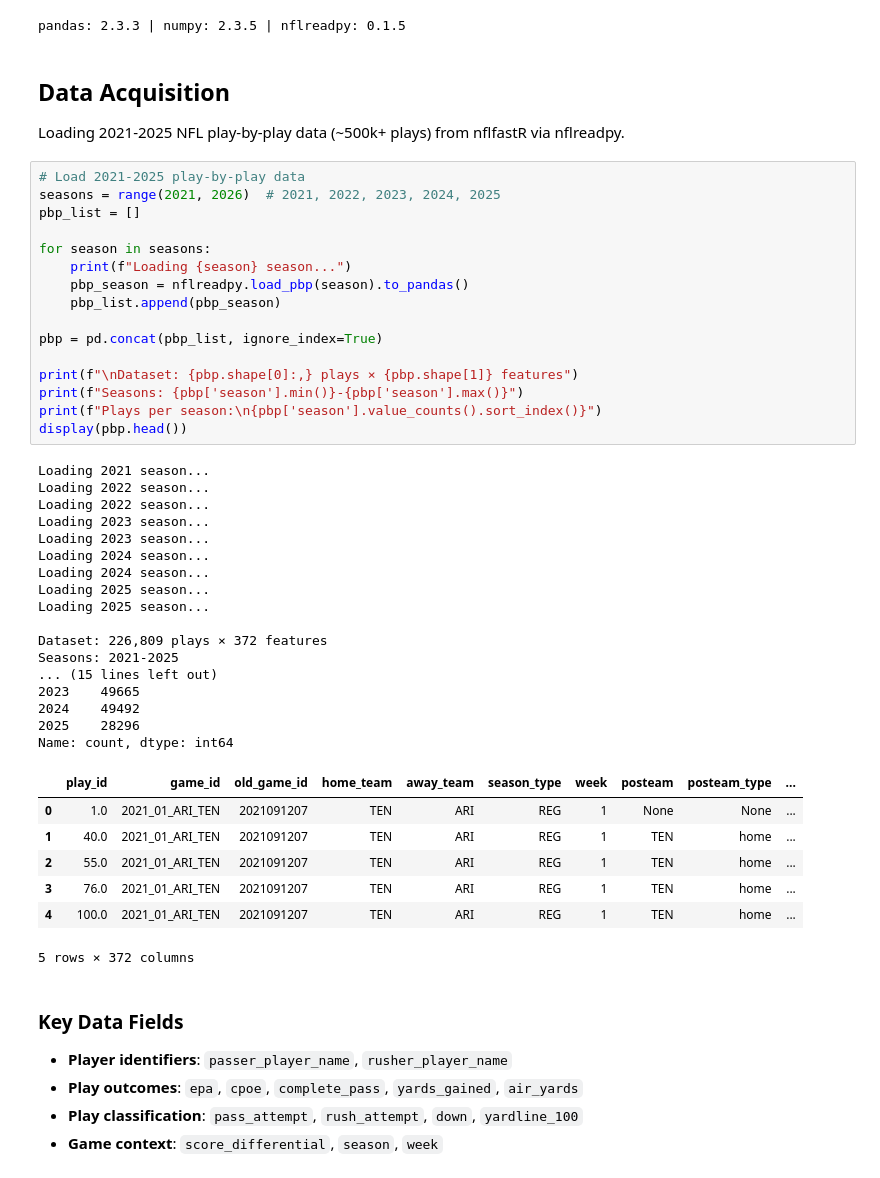
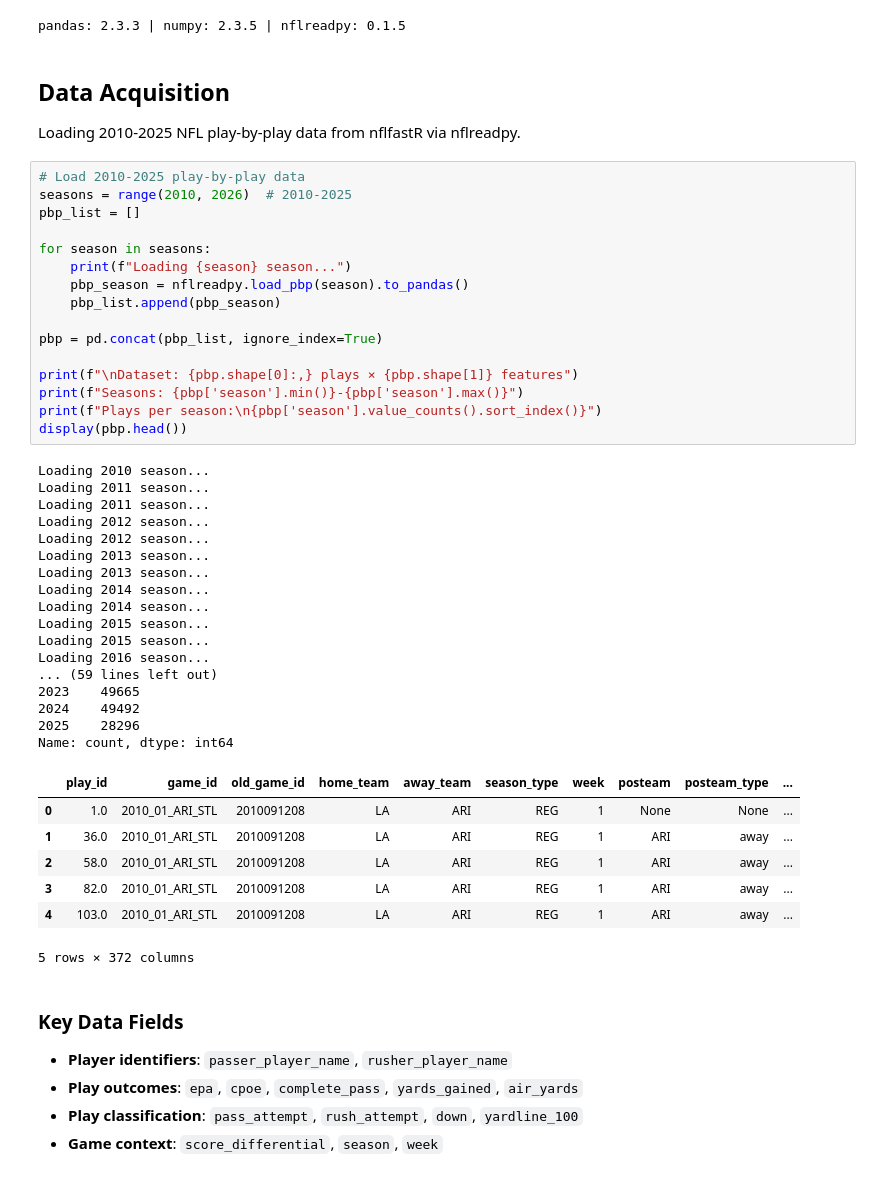
Before and after one commit to cgalgano/NFL-QB-Analysis, a Jupyter notebook: nfl_qb_analysis.ipynb, the cells around one changed output. Saved outputs shown, nothing was run; the diff lists cells and outputs as text.

```diff
--- a/nfl_qb_analysis.ipynb
+++ b/nfl_qb_analysis.ipynb
@@ -52,47 +52,47 @@ pandas: 2.3.3 | numpy: 2.3.5 | nflreadpy: 0.1.5
 # %% [markdown]
 ## Data Acquisition
 
-Loading 2021-2025 NFL play-by-play data (~500k+ plays) from nflfastR via nflreadpy.
+Loading 2010-2025 NFL play-by-play data from nflfastR via nflreadpy.
 # %%
-# Load 2021-2025 play-by-play data
-seasons = range(2021, 2026)  # 2021, 2022, 2023, 2024, 2025
+# Load 2010-2025 play-by-play data
+seasons = range(2010, 2026)  # 2010-2025
 pbp_list = []
 
 for season in seasons:
     print(f"Loading {season} season...")
     pbp_season = nflreadpy.load_pbp(season).to_pandas()
     pbp_list.append(pbp_season)
 
 pbp = pd.concat(pbp_list, ignore_index=True)
 
 print(f"\nDataset: {pbp.shape[0]:,} plays × {pbp.shape[1]} features")
 print(f"Seasons: {pbp['season'].min()}-{pbp['season'].max()}")
 print(f"Plays per season:\n{pbp['season'].value_counts().sort_index()}")
 display(pbp.head())
 # %% [output]
-Loading 2021 season...
-Loading 2022 season...
-Loading 2022 season...
-Loading 2023 season...
-Loading 2023 season...
-Loading 2024 season...
-Loading 2024 season...
-Loading 2025 season...
-Loading 2025 season...
-
-Dataset: 226,809 plays × 372 features
-Seasons: 2021-2025
-... (15 lines left out)
+Loading 2010 season...
+Loading 2011 season...
+Loading 2011 season...
+Loading 2012 season...
+Loading 2012 season...
+Loading 2013 season...
+Loading 2013 season...
+Loading 2014 season...
+Loading 2014 season...
+Loading 2015 season...
+Loading 2015 season...
+Loading 2016 season...
+... (59 lines left out)
 2023    49665
 2024    49492
 2025    28296
 Name: count, dtype: int64
 |  | play_id | game_id | old_game_id | home_team | away_team | season_type | week | posteam | posteam_type | ... |
-| 0 | 1.0 | 2021_01_ARI_TEN | 2021091207 | TEN | ARI | REG | 1 | None | None | ... |
-| 1 | 40.0 | 2021_01_ARI_TEN | 2021091207 | TEN | ARI | REG | 1 | TEN | home | ... |
-| 2 | 55.0 | 2021_01_ARI_TEN | 2021091207 | TEN | ARI | REG | 1 | TEN | home | ... |
-| 3 | 76.0 | 2021_01_ARI_TEN | 2021091207 | TEN | ARI | REG | 1 | TEN | home | ... |
-| 4 | 100.0 | 2021_01_ARI_TEN | 2021091207 | TEN | ARI | REG | 1 | TEN | home | ... |
+| 0 | 1.0 | 2010_01_ARI_STL | 2010091208 | LA | ARI | REG | 1 | None | None | ... |
+| 1 | 36.0 | 2010_01_ARI_STL | 2010091208 | LA | ARI | REG | 1 | ARI | away | ... |
+| 2 | 58.0 | 2010_01_ARI_STL | 2010091208 | LA | ARI | REG | 1 | ARI | away | ... |
+| 3 | 82.0 | 2010_01_ARI_STL | 2010091208 | LA | ARI | REG | 1 | ARI | away | ... |
+| 4 | 103.0 | 2010_01_ARI_STL | 2010091208 | LA | ARI | REG | 1 | ARI | away | ... |
 5 rows × 372 columns
 # %% [markdown]
 ### Key Data Fields
```
Also changed, not shown: parts of 7 cells of this notebook, 2 other files.
